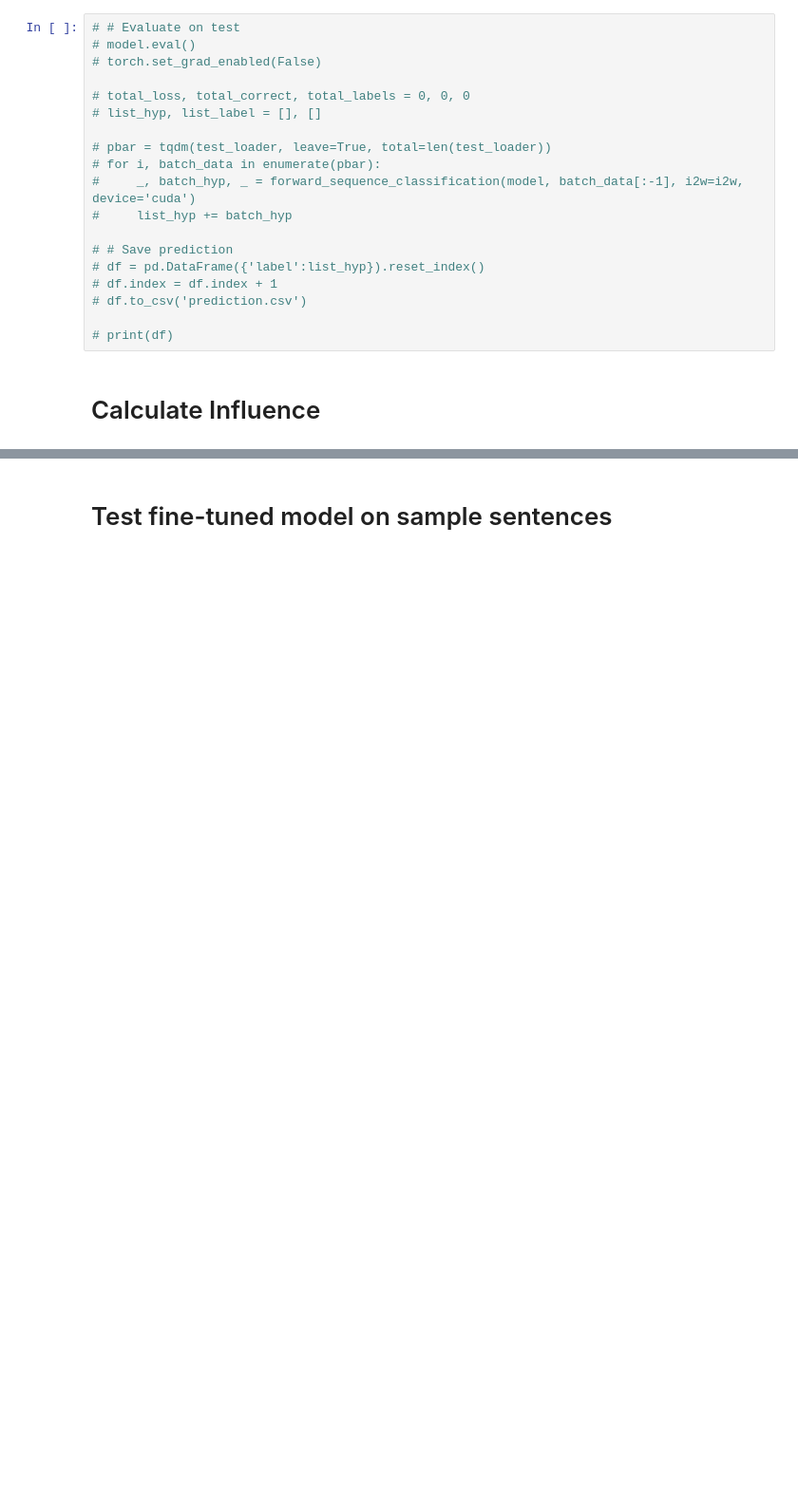
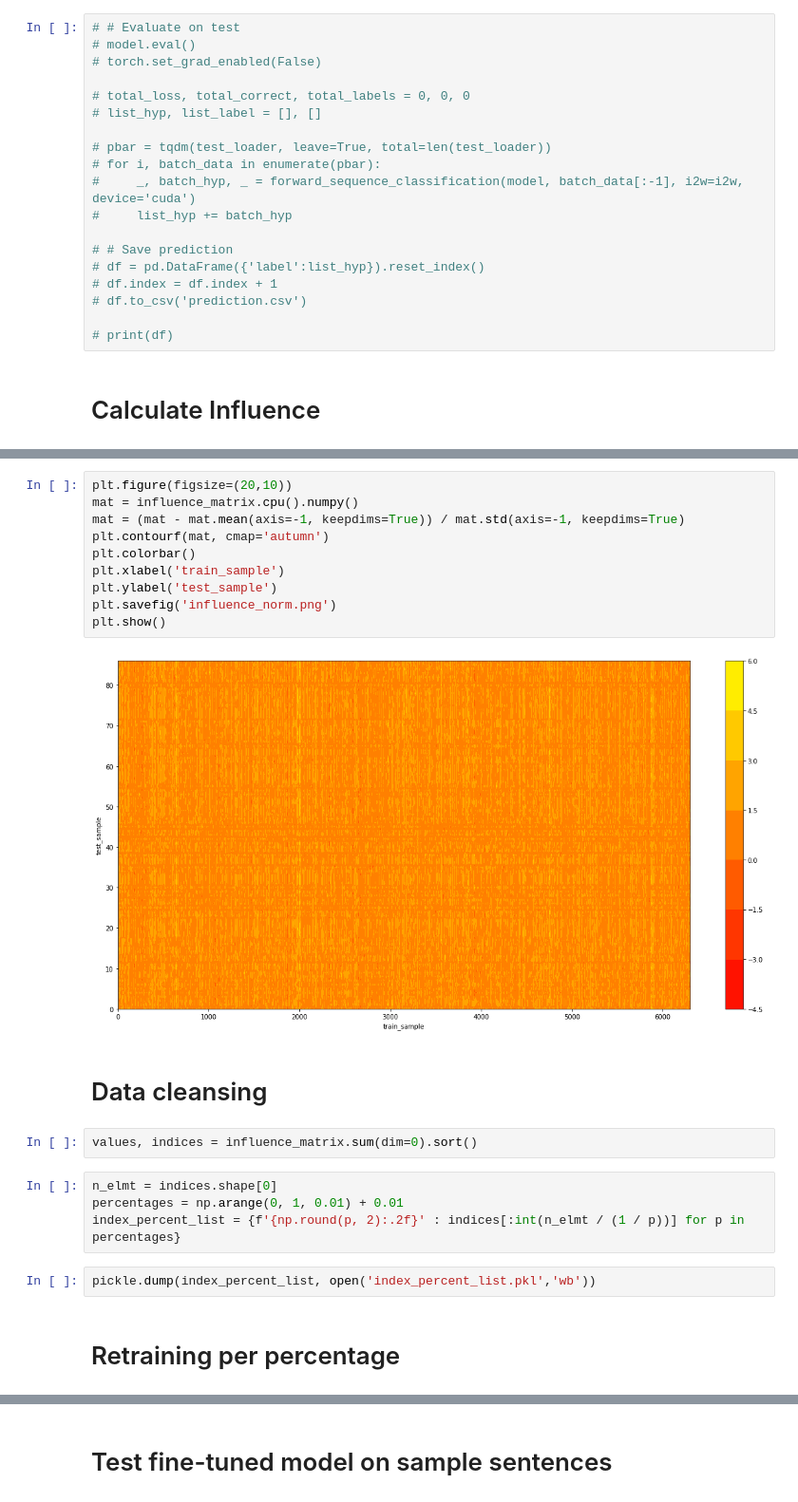
Before and after one commit to yjbang/Model-Generalization-for-Fact-Checking, a Jupyter notebook: finetune_fake_news.ipynb, the cells around one changed output, grey strips where cells are left out. Shown: that part at 95% size. Drawn from its saved outputs; the diff is of its cells as text; blank space fills up the shorter version.

```diff
--- a/finetune_fake_news.ipynb
+++ b/finetune_fake_news.ipynb
@@ -316,0 +416,24 @@ valid_ df = valid_loader.dataset.data
+# %%
+plt.figure(figsize=(20,10))
+mat = influence_matrix.cpu().numpy()
+mat = (mat - mat.mean(axis=-1, keepdims=True)) / mat.std(axis=-1, keepdims=True)
+plt.contourf(mat, cmap='autumn')
+plt.colorbar()
+plt.xlabel('train_sample')
+plt.ylabel('test_sample')
+plt.savefig('influence_norm.png')
+plt.show()
+# %% [output]
+[figure, added]
+# %% [markdown]
+# Data cleansing
+# %%
+values, indices = influence_matrix.sum(dim=0).sort()
+# %%
+n_elmt = indices.shape[0]
+percentages = np.arange(0, 1, 0.01) + 0.01
+index_percent_list = {f'{np.round(p, 2):.2f}' : indices[:int(n_elmt / (1 / p))] for p in percentages}
+# %%
+pickle.dump(index_percent_list, open('index_percent_list.pkl','wb'))
+# %% [markdown]
+# Retraining per percentage
```
Also changed, not shown: parts of 34 cells of this notebook, 1 other file.
